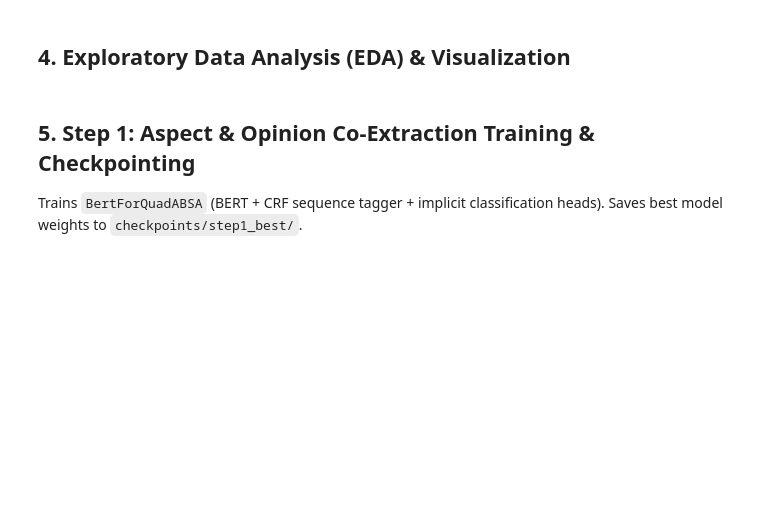
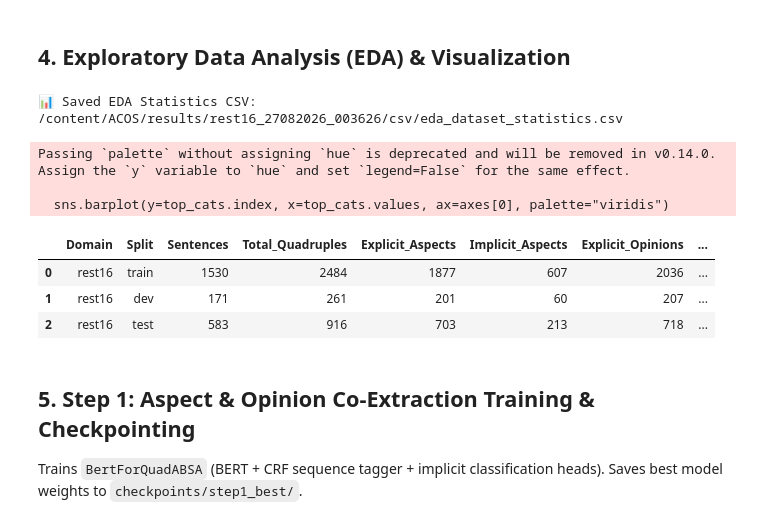
Before and after one commit to haisyamalawwab/ACOS, a Jupyter notebook: notebooks/00_ACOS_Master_Pipeline_Colab.ipynb, the cells around one changed output. Cells and saved outputs as stored; diff of their text form; code cells hidden in the pictures; blank space fills up the shorter version.

```diff
--- a/notebooks/00_ACOS_Master_Pipeline_Colab.ipynb
+++ b/notebooks/00_ACOS_Master_Pipeline_Colab.ipynb
@@ -43,5 +50,11 @@ if torch.cuda.is_available():
 # %% [markdown]
 ## 2. Directory Navigation & Path Initialization
+# %%
+base_project_dir = os.path.abspath("..") if os.path.exists("../Extract-Classify-ACOS") else os.path.abspath(".")
+extract_dir = os.path.join(base_project_dir, "Extract-Classify-ACOS")
+sys.path.insert(0, base_project_dir)
+sys.path.insert(0, extract_dir)
+sys.path.insert(0, os.path.join(base_project_dir, "notebooks"))
 # %%
 # 1. Detect if repository is present; if running in fresh Colab session, auto-clone repository
 import os
@@ -209,3 +157,22 @@ else:
+# %%
+data_root = os.path.join(base_project_dir, "data")
+df_stats, df_records = analyze_and_plot_eda(
+    data_dir=data_root,
+    domain=DOMAIN,
+    output_plots_dir=session_dirs["plots"],
+    output_csv_dir=session_dirs["csv"]
+)
+
+display(df_stats)
+# %% [output]
+📊 Saved EDA Statistics CSV: /content/ACOS/results/rest16_27082026_003626/csv/eda_dataset_statistics.csv
+Passing `palette` without assigning `hue` is deprecated and will be removed in v0.14.0. Assign the `y` variable to `hue` and set `legend=False` for the same effect.
+
+  sns.barplot(y=top_cats.index, x=top_cats.values, ax=axes[0], palette="viridis")
+|  | Domain | Split | Sentences | Total_Quadruples | Explicit_Aspects | Implicit_Aspects | Explicit_Opinions | ... |
+| 0 | rest16 | train | 1530 | 2484 | 1877 | 607 | 2036 | ... |
+| 1 | rest16 | dev | 171 | 261 | 201 | 60 | 207 | ... |
+| 2 | rest16 | test | 583 | 916 | 703 | 213 | 718 | ... |
 # %% [markdown]
 ## 5. Step 1: Aspect & Opinion Co-Extraction Training & Checkpointing
 Trains `BertForQuadABSA` (BERT + CRF sequence tagger + implicit classification heads). Saves best model weights to `checkpoints/step1_best/`.
```
Also changed, not shown: parts of 21 cells of this notebook.
